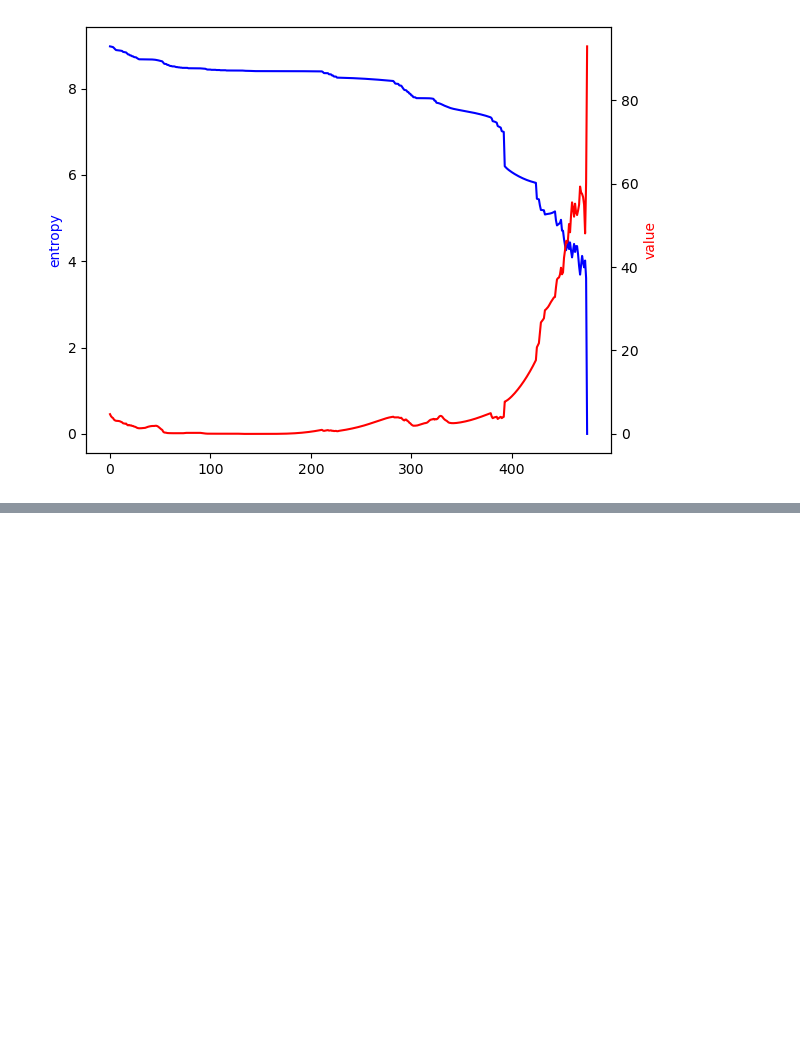
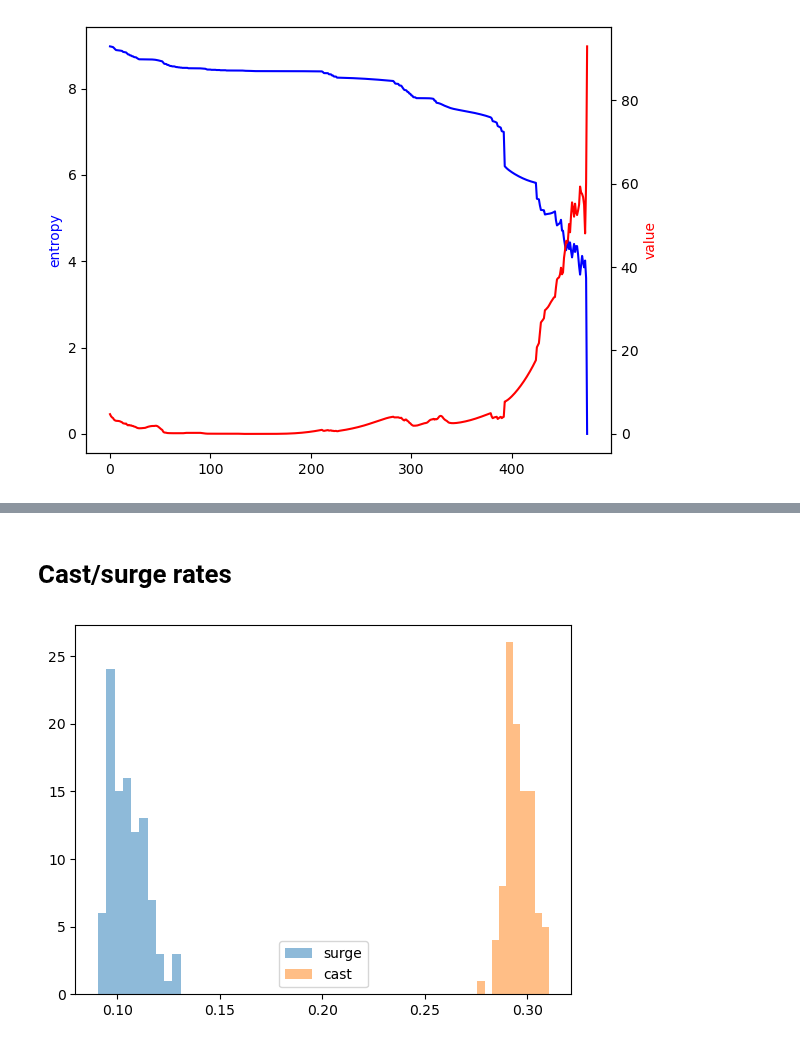
Before and after one commit to PimLb/POMDP_PBVI_Exploration, a Jupyter notebook: Experiments/Olfactory Navigation/Olfactory_Alternation_Paper.ipynb, the cells around one changed output, grey strips where cells are left out. Cells and saved outputs as stored; diff of their text form; code cells hidden in the pictures; blank space fills up the shorter version.

```diff
--- a/Experiments/Olfactory Navigation/Olfactory_Alternation_Paper.ipynb
+++ b/Experiments/Olfactory Navigation/Olfactory_Alternation_Paper.ipynb
@@ -295,0 +338,40 @@ sim_hist.plot_simulation_steps()
+# %% [markdown]
+# Cast/surge rates
+# %%
+surge_rates = []
+cast_rates = []
+
+for sim in sim_set:
+
+    # Cast action: 0 or 2
+    is_action = np.where((np.array(sim.actions) == 0) | (np.array(sim.actions) == 2) | (np.array(sim.actions) == 5), 1, 0)
+    is_action_seq = is_action[:-2] + is_action[1:-1] + is_action[2:]
+    cast_sequence = np.zeros(len(sim), dtype=bool)
+
+    for i, el in enumerate(is_action_seq):
+        if el == 3:
+            cast_sequence[i:i+3] = True
+
+    cast_count = np.sum(cast_sequence[:-1])
+    cast_sniff = np.sum(cast_sequence[:-1] & (np.array(sim.actions) == 5))
+    cast_rates.append(cast_sniff / cast_count)
+
+    # Surge action: 3
+    is_action = np.where((np.array(sim.actions) == 3) | (np.array(sim.actions) == 5), 1, 0)
+    is_action_seq = is_action[:-2] + is_action[1:-1] + is_action[2:]
+    surge_sequence = np.zeros(len(sim), dtype=bool)
+
+    for i, el in enumerate(is_action_seq):
+        if el == 3:
+            surge_sequence[i:i+3] = True
+
+    surge_count = np.sum(surge_sequence[:-1])
+    surge_sniff = np.sum(surge_sequence[:-1] & (np.array(sim.actions) == 5))
+    surge_rates.append(surge_sniff / surge_count)
+# %%
+plt.hist(surge_rates, alpha=0.5, label='surge')
+plt.hist(cast_rates, alpha=0.5, label='cast')
+plt.legend()
+plt.show()
+# %% [output]
+[figure, added]
```
Also changed, not shown: parts of 24 cells of this notebook.
